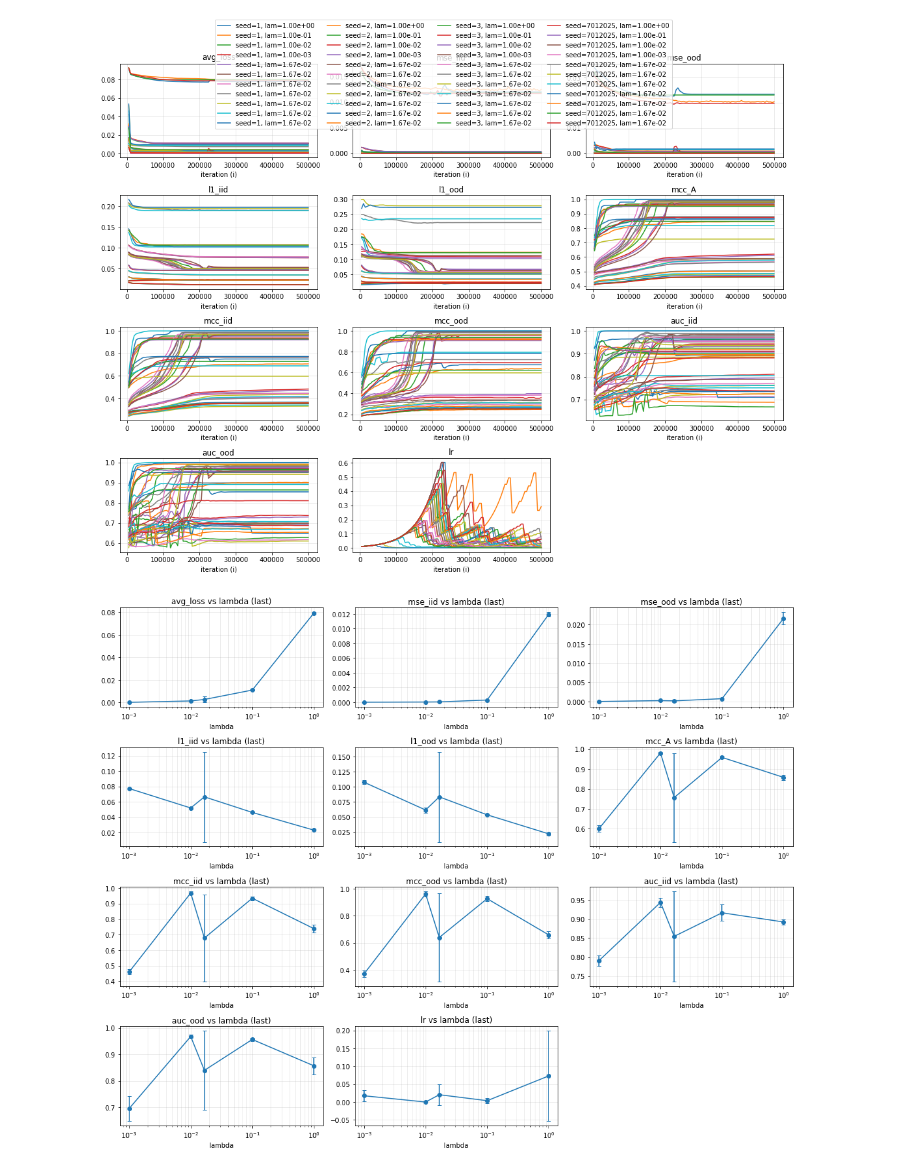
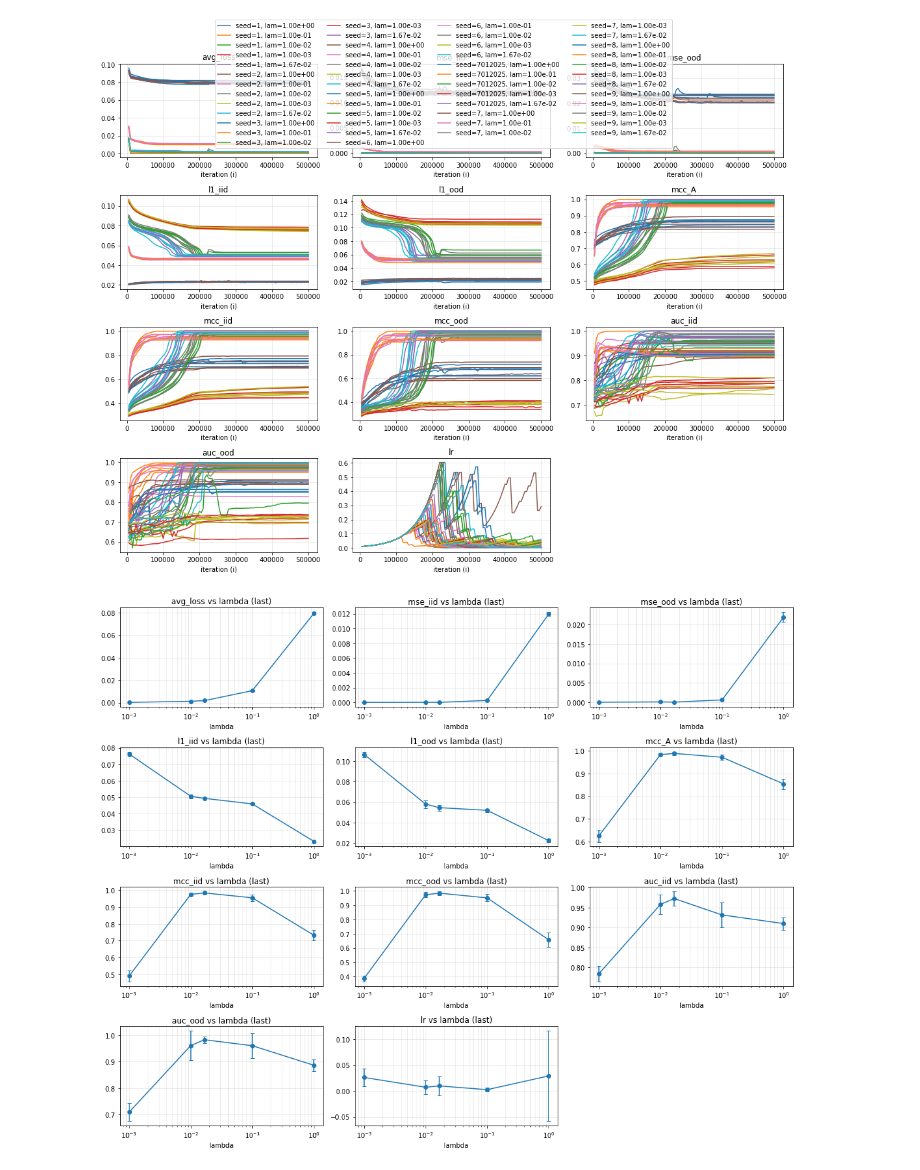
Before and after one commit to shrutij01/compositional-sparse-ood, a Jupyter notebook: plots.ipynb, the cells around one changed output. Saved outputs shown, nothing was run; the diff lists cells and outputs as text; code cells hidden in the pictures.

```diff
--- a/plots.ipynb
+++ b/plots.ipynb
@@ -163,7 +234,8 @@ from collections import defaultdict
 #     'results_seed=3_supervised=False_lambda=1.6681e-02.pickle',
 #     'results_seed=7012025_supervised=False_lambda=1.6681e-02.pickle',
 # ]
-glob_pattern = 'results_seed=*_*lambda=*.pickle'
+# glob_pattern = 'results_seed=*_*lambda=*.pickle'
+glob_pattern = 'results_seed=*_supervised=False_lambda=*_m=47_k=10_npoints=1000_n=100.pickle'
 filelist = sorted(glob.glob(glob_pattern))
 
 # Labels to include (leave empty to auto-detect 1D time-series tracked over iterations)
@@ -266,35 +338,36 @@ for log in logs:
 
 fig_lam, axes_lam = make_subplot_grid(len(labels_to_plot), max_cols=3)
 for idx, k in enumerate(labels_to_plot):
     ax = axes_lam[idx]
     lam_vals, means, stds, counts = [], [], [], []
     for lam in sorted(by_lam.keys()):
         vals = []
         for log in by_lam[lam]:
             series = log.get(k, None)
             if isinstance(series, list) and len(series) > 0:
                 if summary_stat == 'max':
                     vals.append(np.max(series))
                 else:
                     vals.append(series[-1])
         if len(vals) == 0:
             continue
         lam_vals.append(lam)
         means.append(np.mean(vals))
         stds.append(np.std(vals))
         counts.append(len(vals))
     if len(lam_vals) == 0:
         continue
     ax.errorbar(lam_vals, means, yerr=stds, fmt='o-', capsize=3)
     ax.set_xscale('log')
     ax.set_title(f"{k} vs lambda ({summary_stat})")
     ax.set_xlabel('lambda')
     ax.grid(True, which='both', alpha=0.3)
 fig_lam.tight_layout()
+plt.semilogx()
 plt.show()
 # %% [output]
-[figure, old version]
+[figure, new version]
-[figure, old version]
+[figure, new version]
 # %%
 import pickle
 import re
```
Also changed, not shown: parts of 9 cells of this notebook, 3 other files.
